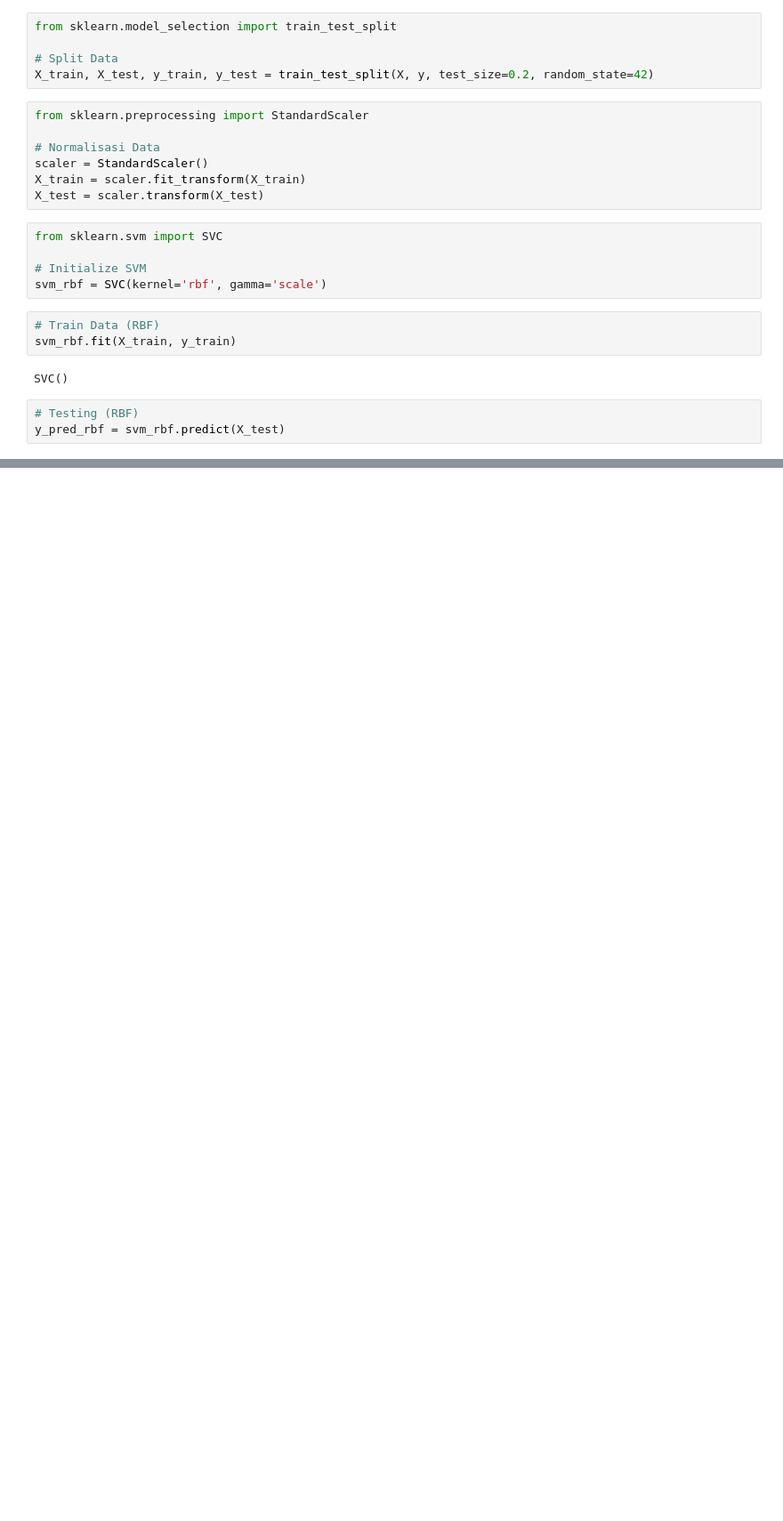
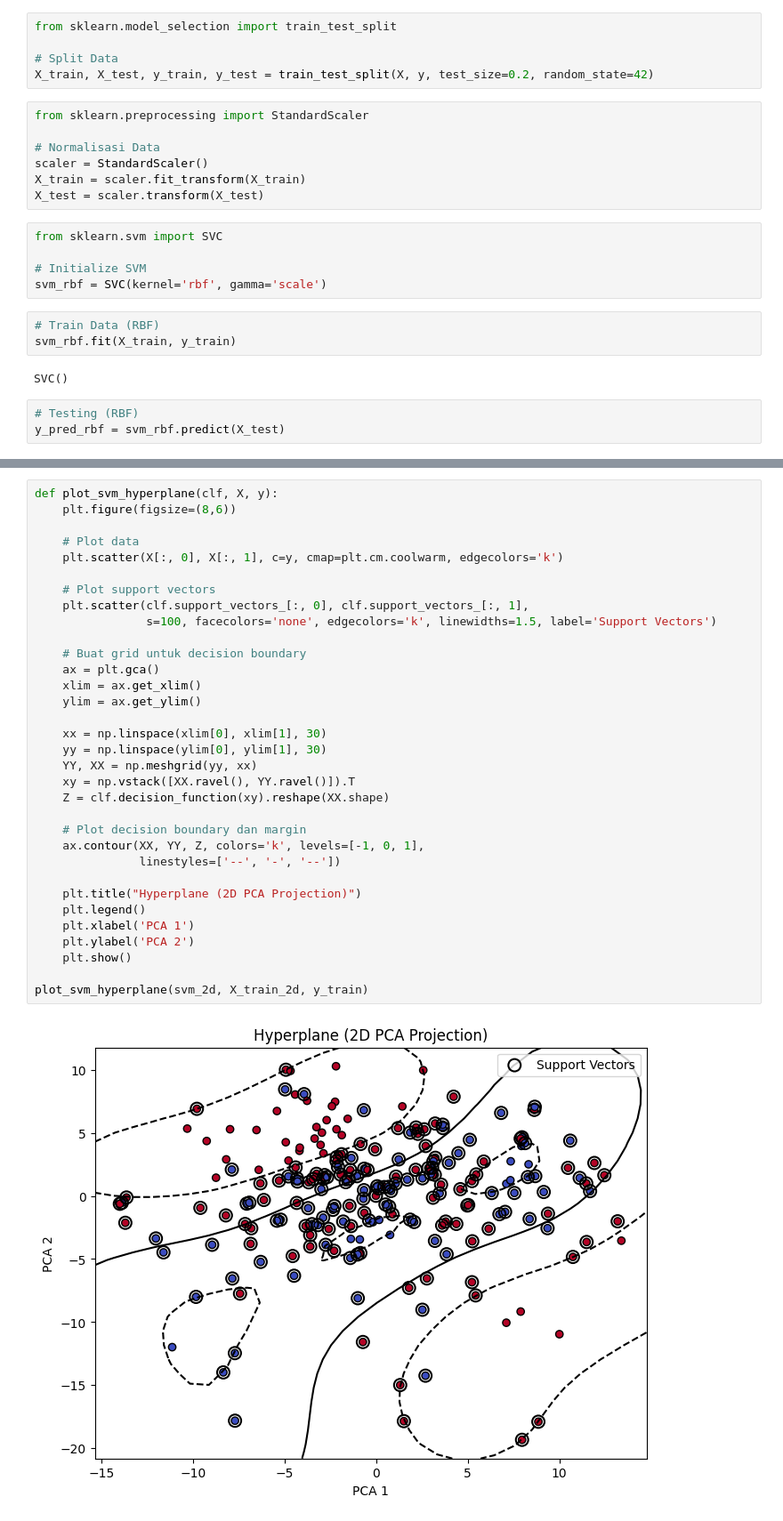
Before and after one commit to PenDZ-Alter/ce-svm, a Jupyter notebook: sk-roi-hog-test.ipynb, the cells around one changed output, grey strips where cells are left out. Shown at 89% size. Drawn from its saved outputs; the diff is of its cells as text; blank space fills up the shorter version.

```diff
--- a/sk-roi-hog-test.ipynb
+++ b/sk-roi-hog-test.ipynb
@@ -190,0 +229,35 @@ Confusion Matrix:
+# %%
+def plot_svm_hyperplane(clf, X, y):
+    plt.figure(figsize=(8,6))
+
+    # Plot data
+    plt.scatter(X[:, 0], X[:, 1], c=y, cmap=plt.cm.coolwarm, edgecolors='k')
+
+    # Plot support vectors
+    plt.scatter(clf.support_vectors_[:, 0], clf.support_vectors_[:, 1],
+                s=100, facecolors='none', edgecolors='k', linewidths=1.5, label='Support Vectors')
+
+    # Buat grid untuk decision boundary
+    ax = plt.gca()
+    xlim = ax.get_xlim()
+    ylim = ax.get_ylim()
+
+    xx = np.linspace(xlim[0], xlim[1], 30)
+    yy = np.linspace(ylim[0], ylim[1], 30)
+    YY, XX = np.meshgrid(yy, xx)
+    xy = np.vstack([XX.ravel(), YY.ravel()]).T
+    Z = clf.decision_function(xy).reshape(XX.shape)
+
+    # Plot decision boundary dan margin
+    ax.contour(XX, YY, Z, colors='k', levels=[-1, 0, 1],
+               linestyles=['--', '-', '--'])
+
+    plt.title("Hyperplane (2D PCA Projection)")
+    plt.legend()
+    plt.xlabel('PCA 1')
+    plt.ylabel('PCA 2')
+    plt.show()
+
+plot_svm_hyperplane(svm_2d, X_train_2d, y_train)
+# %% [output]
+[figure, added]
```
Also changed, not shown: parts of 4 cells of this notebook.
